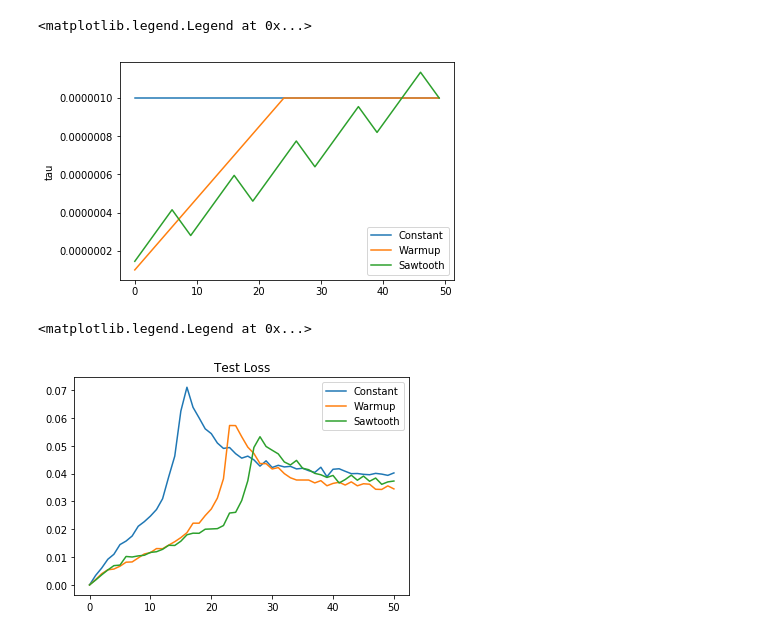
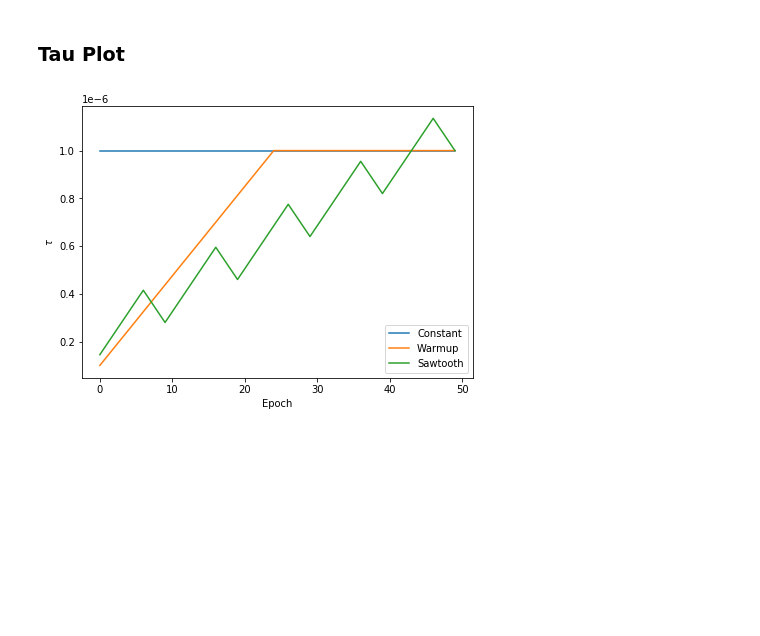
Before and after one commit to okz12/NN_compression, a Jupyter notebook: writeup/vastkd/mods_vis.ipynb, the cells around one changed output. Cells and saved outputs as stored; diff of their text form; code cells hidden in the pictures; blank space fills up the shorter version.

```diff
--- a/writeup/vastkd/mods_vis.ipynb
+++ b/writeup/vastkd/mods_vis.ipynb
@@ -24,21 +24,21 @@ from utils_write import loadfile, stack_weights, cr_calc
 const = loadfile(250, 10, 2500, 1250, 1e-6, 5, 16, "LeNet_300_100", model_save_dir = "./files", fn = "_c")
 warmup = loadfile(250, 10, 2500, 1250, 1e-6, 5, 16, "LeNet_300_100", model_save_dir = "./files", fn = "_wu")
 sawtooth = loadfile(250, 10, 2500, 1250, 1e-6, 5, 16, "LeNet_300_100", model_save_dir = "./files", fn = "_st")
+# %% [markdown]
+### Tau Plot
 # %%
-plt.plot(const['tau_s'], label = "Constant")
-plt.plot(warmup['tau_s'], label = "Warmup")
-plt.plot(sawtooth['tau_s'], label = "Sawtooth")
-plt.ylabel("tau")
+plt.figure(figsize = (7,5))
+cl = plt.plot(const['tau_s'], label = "Constant")
+wl = plt.plot(warmup['tau_s'], label = "Warmup")
+sl = plt.plot(sawtooth['tau_s'], label = "Sawtooth")
+ax=plt.gca()
+ax.get_yaxis().get_major_formatter().set_powerlimits((0, 1e-10))
+plt.ylabel("$\\tau$")
+plt.xlabel("Epoch")
 plt.legend()
+
+c=cl[0].get_color()
+w=wl[0].get_color()
+s=sl[0].get_color()
 # %% [output]
-<matplotlib.legend.Legend at 0x...>
-[figure, old version]
+[figure, new version]
-# %%
-plt.plot(const['test_loss_mse'], label = "Constant")
-plt.plot(warmup['test_loss_mse'], label = "Warmup")
-plt.plot(sawtooth['test_loss_mse'], label = "Sawtooth")
-plt.title("Test Loss")
-plt.legend()
-# %% [output]
-<matplotlib.legend.Legend at 0x...>
-[figure, removed]
```
Also changed, not shown: parts of 6 cells of this notebook, 4 other files.
